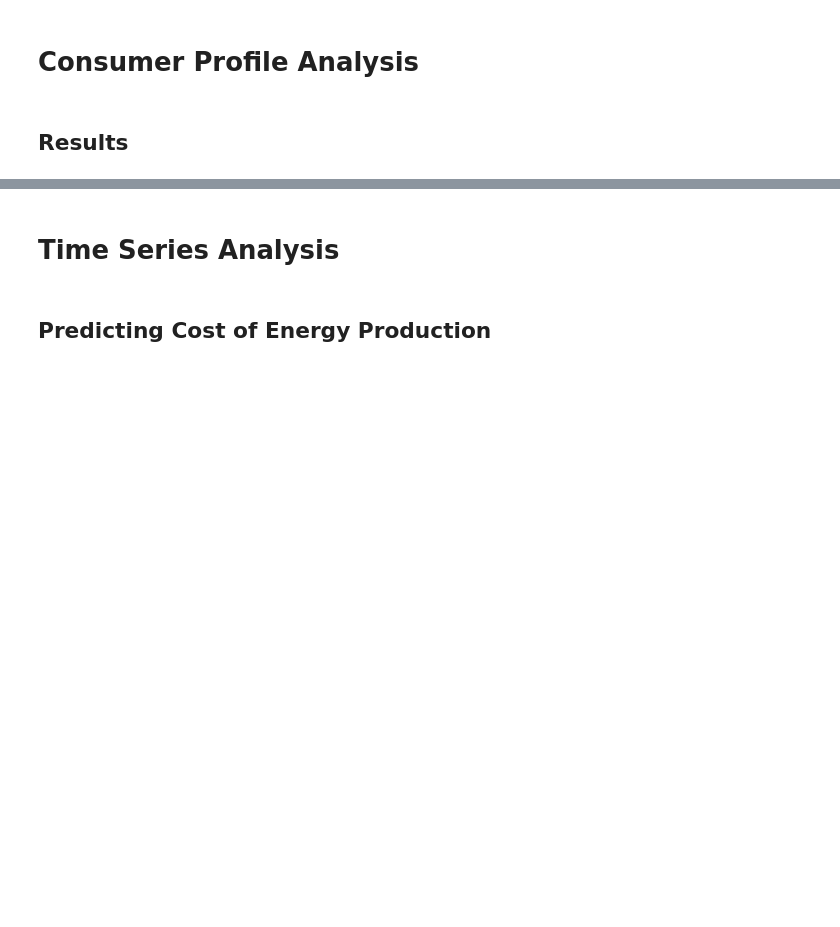
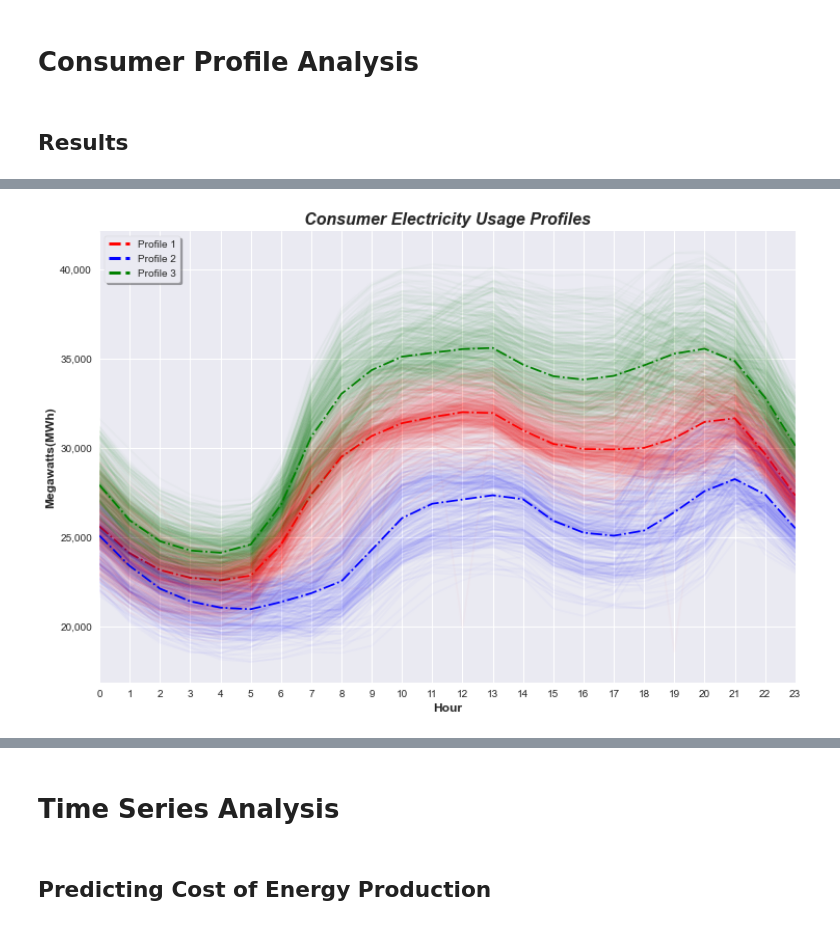
Before and after one commit to KishenSharma6/SpainEnergyAnalysis, a Jupyter notebook: Final_Report.ipynb, the cells around one changed output, grey strips where cells are left out. Drawn from its saved outputs; the diff is of its cells as text; code cells hidden in the pictures; blank space fills up the shorter version.

```diff
--- a/Final_Report.ipynb
+++ b/Final_Report.ipynb
@@ -134,0 +136,5 @@ I will be conducting a multivariate time series analysis to create 2 machine lea
+# %%
+#Read in Silhouette_Scores
+Image(filename= model_viz + '/Consumer_Energy_Profiles.png', height=500, width=1000)
+# %% [output]
+[figure, added]
```
Also changed, not shown: parts of 21 cells of this notebook.
